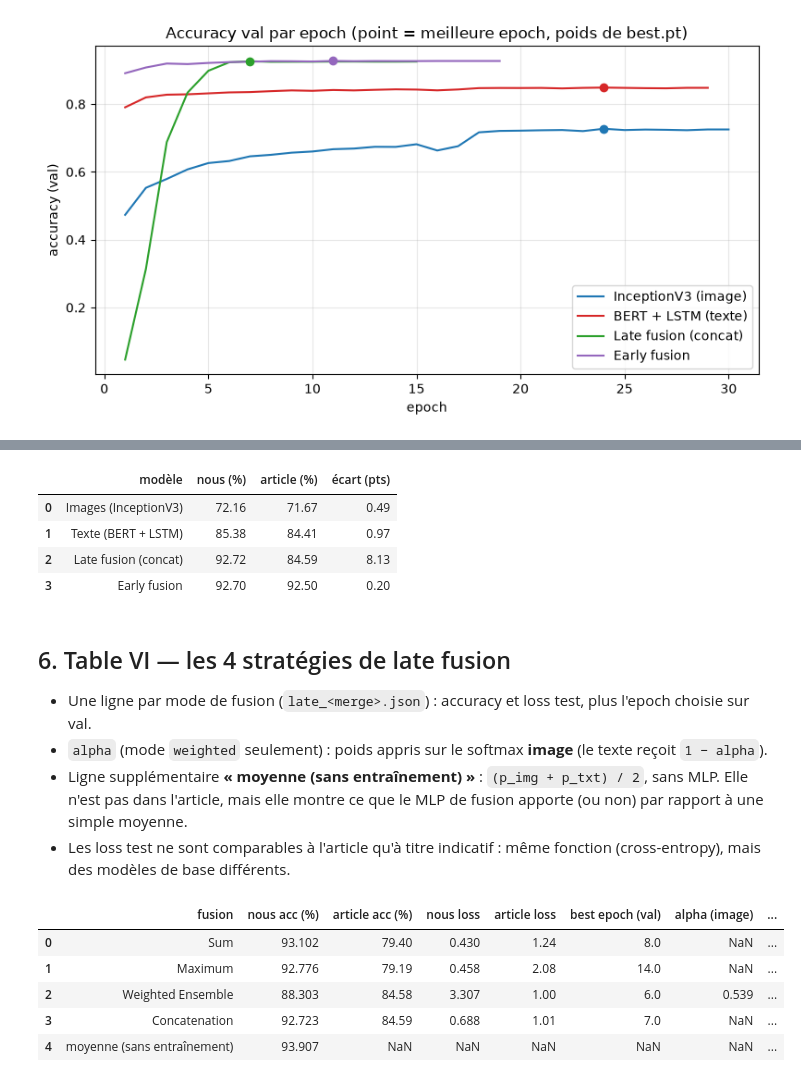
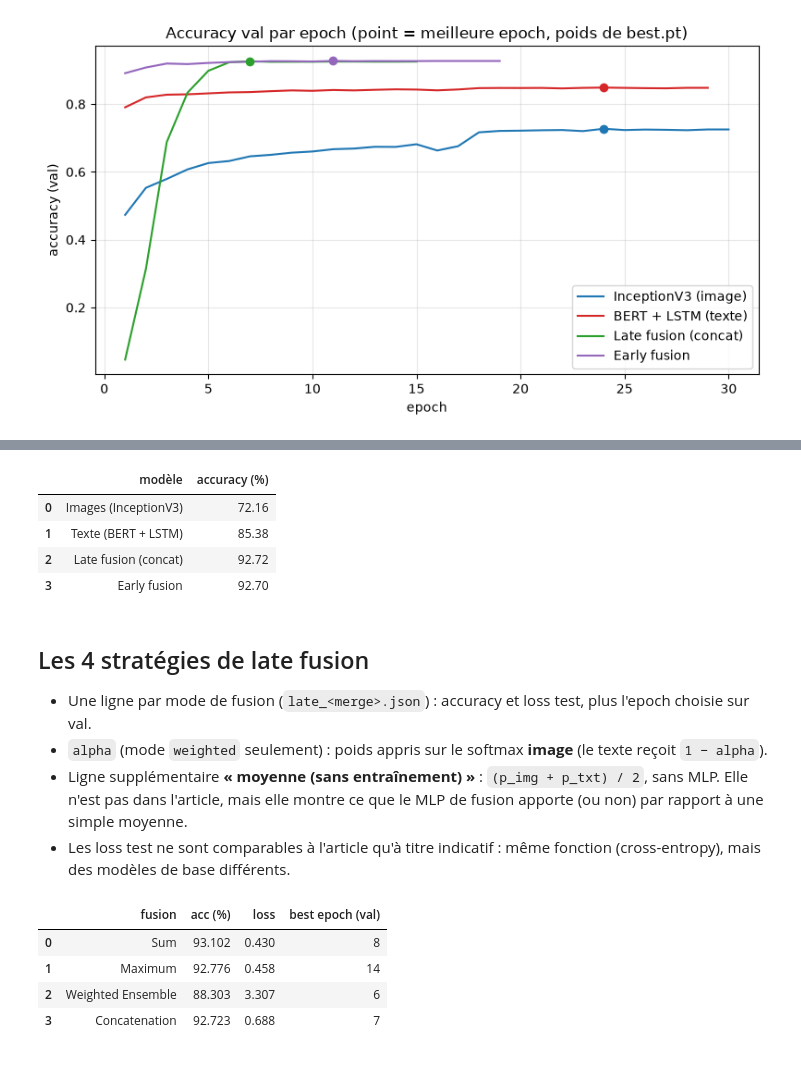
Before and after one commit to zaynabez0/food101, a Jupyter notebook: notebooks/analysis.ipynb, the cells around one changed output, grey strips where cells are left out. Drawn from its saved outputs; the diff is of its cells as text; code cells hidden in the pictures.

```diff
--- a/notebooks/analysis.ipynb
+++ b/notebooks/analysis.ipynb
@@ -58,10 +46 @@ dictionnaires, ce qui évite les fautes de recopie.
-# %%
-PAPER_TABLE_VII = {"image": 0.7167, "text": 0.8441, "late_concat": 0.8459, "early": 0.9250}
-
-PAPER_TABLE_VI = {   # merge mode -> (test acc, test loss)
-    "sum": (0.7940, 1.24),
-    "max": (0.7919, 2.08),
-    "weighted": (0.8458, 1.00),
-    "concat": (0.8459, 1.01),
-}
 # %% [markdown]
@@ -156,20 +180,18 @@ ours = {
 }
 table_vii = pd.DataFrame({
     "modèle": ["Images (InceptionV3)", "Texte (BERT + LSTM)", "Late fusion (concat)", "Early fusion"],
-    "nous (%)": [100 * ours[k] for k in PAPER_TABLE_VII],
-    "article (%)": [100 * v for v in PAPER_TABLE_VII.values()],
+    "accuracy (%)": [100 * ours[k] for k in PAPER_TABLE_VII],
 })
-table_vii["écart (pts)"] = table_vii["nous (%)"] - table_vii["article (%)"]
 table_vii.to_csv(RESULTS_DIR / "table_vii.csv", index=False)
 table_vii.round(2)
 # %% [output]
-|  | modèle | nous (%) | article (%) | écart (pts) |
-| 0 | Images (InceptionV3) | 72.16 | 71.67 | 0.49 |
-| 1 | Texte (BERT + LSTM) | 85.38 | 84.41 | 0.97 |
-| 2 | Late fusion (concat) | 92.72 | 84.59 | 8.13 |
-| 3 | Early fusion | 92.70 | 92.50 | 0.20 |
+|  | modèle | accuracy (%) |
+| 0 | Images (InceptionV3) | 72.16 |
+| 1 | Texte (BERT + LSTM) | 85.38 |
+| 2 | Late fusion (concat) | 92.72 |
+| 3 | Early fusion | 92.70 |
 # %% [markdown]
-## 6. Table VI — les 4 stratégies de late fusion
+## Les 4 stratégies de late fusion
 
 - Une ligne par mode de fusion (`late_<merge>.json`) : accuracy et loss test, plus l'epoch choisie
   sur val.
@@ -183,30 +205,22 @@ table_vii.round(2)
 # %%
 MERGE_NAMES = {"sum": "Sum", "max": "Maximum", "weighted": "Weighted Ensemble", "concat": "Concatenation"}
 
 rows = []
 for merge, (paper_acc, paper_loss) in PAPER_TABLE_VI.items():
     run = late_runs[merge]
     rows.append({
         "fusion": MERGE_NAMES[merge],
-        "nous acc (%)": 100 * run["test_acc"],
-        "article acc (%)": 100 * paper_acc,
-        "nous loss": run["test_loss"],
-        "article loss": paper_loss,
+        "acc (%)": 100 * run["test_acc"],
+        "loss": run["test_loss"],
         "best epoch (val)": run["best_epoch"],
-        "alpha (image)": run.get("alpha"),
     })
-average = unimodal_test_acc(runs["early"]).get("average")
-if average is not None:
-    rows.append({"fusion": "moyenne (sans entraînement)", "nous acc (%)": 100 * average})
 
 table_vi = pd.DataFrame(rows)
-table_vi["écart acc (pts)"] = table_vi["nous acc (%)"] - table_vi["article acc (%)"]
 table_vi.to_csv(RESULTS_DIR / "table_vi.csv", index=False)
 table_vi.round(3)
 # %% [output]
-|  | fusion | nous acc (%) | article acc (%) | nous loss | article loss | best epoch (val) | alpha (image) | ... |
-| 0 | Sum | 93.102 | 79.40 | 0.430 | 1.24 | 8.0 | NaN | ... |
-| 1 | Maximum | 92.776 | 79.19 | 0.458 | 2.08 | 14.0 | NaN | ... |
-| 2 | Weighted Ensemble | 88.303 | 84.58 | 3.307 | 1.00 | 6.0 | 0.539 | ... |
-| 3 | Concatenation | 92.723 | 84.59 | 0.688 | 1.01 | 7.0 | NaN | ... |
-| 4 | moyenne (sans entraînement) | 93.907 | NaN | NaN | NaN | NaN | NaN | ... |
+|  | fusion | acc (%) | loss | best epoch (val) |
+| 0 | Sum | 93.102 | 0.430 | 8 |
+| 1 | Maximum | 92.776 | 0.458 | 14 |
+| 2 | Weighted Ensemble | 88.303 | 3.307 | 6 |
+| 3 | Concatenation | 92.723 | 0.688 | 7 |
```
Also changed, not shown: parts of 9 cells of this notebook, 6 other files.
